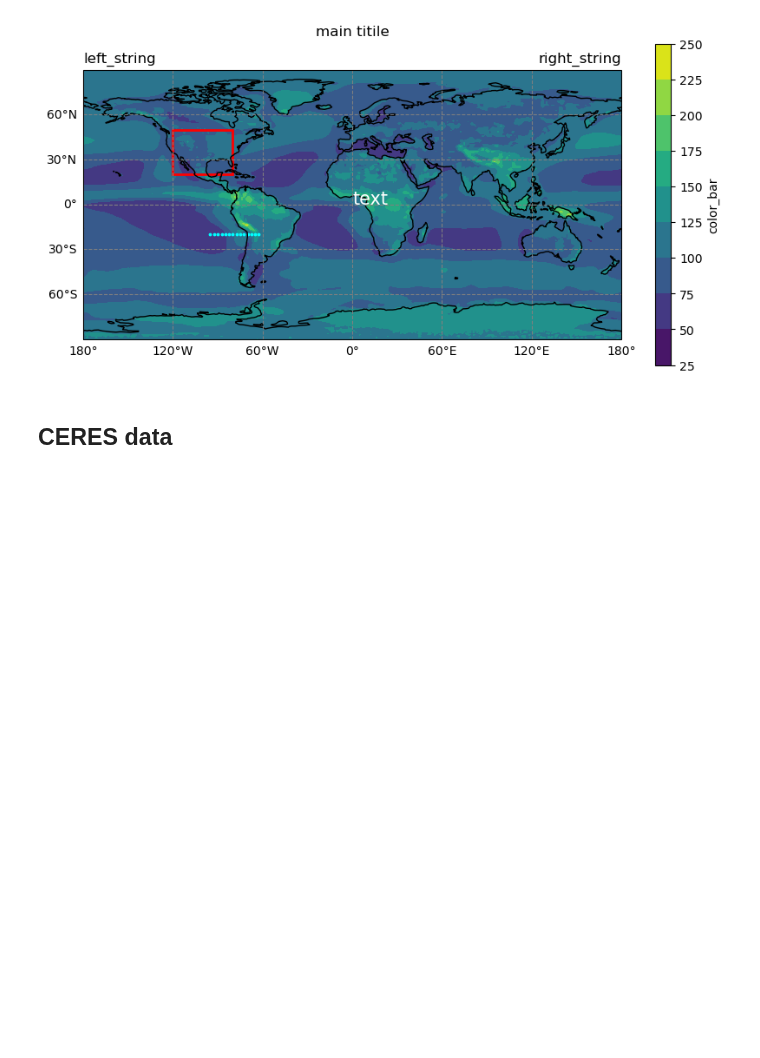
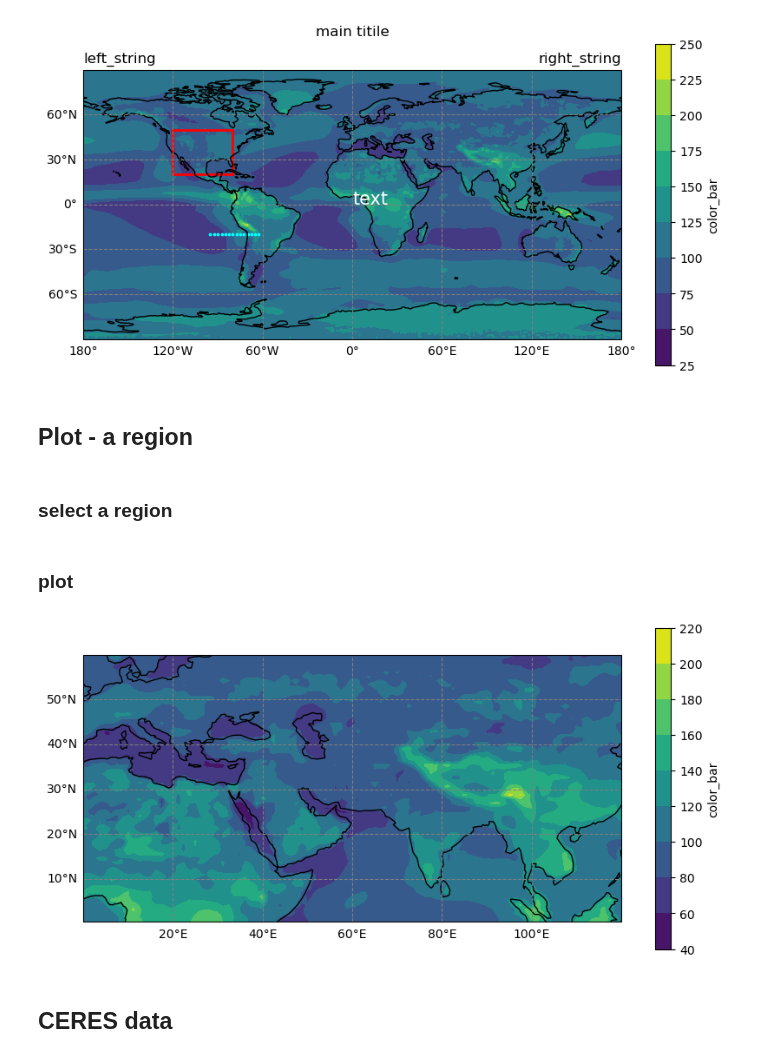
Before and after one commit to yihsuanchen/python, a Jupyter notebook: yhc_module_and_notes/notes-cn_map-cartopy.ipynb, the cells around one changed output. Drawn from its saved outputs; the diff is of its cells as text; code cells hidden in the pictures; blank space fills up the shorter version.

Commit message:
plot cn_map for a specified region

```diff
--- a/yhc_module_and_notes/notes-cn_map-cartopy.ipynb
+++ b/yhc_module_and_notes/notes-cn_map-cartopy.ipynb
@@ -121,6 +121,57 @@ for lon1 in lon:
     ax.scatter(lon1, lat, s=3, c='cyan', transform=map_projection)
 # %% [output]
 [figure]
+# %% [markdown]
+## Plot - a region
+# %% [markdown]
+### select a region
+# %%
+#--- get lat/lon of the region
+lowerlat = 0.
+upperlat = 60.
+lowerlon = 0.
+upperlon = 120.
+
+lon_slice = slice(lowerlon, upperlon)
+lat_slice = slice(lowerlat, upperlat)
+
+#--- get regional-average of the var
+var_region = da_rsut.rsut.sel(lat=lat_slice, lon=lon_slice).mean("time")
+
+#--- set U & V data
+U_region = xr.zeros_like(var_region)
+V_region = xr.zeros_like(var_region)
+
+U_region[:,:]=5.
+V_region[:,:]=1.
+# %% [markdown]
+### plot
+# %%
+map_projection = ccrs.PlateCarree(central_longitude=0)
+
+#--- plot using contourf
+fig = plt.figure(figsize=(10, 6))
+ax = plt.axes(projection=map_projection)
+
+cn_map_rsut_region = ax.contourf(var_region.lon, var_region.lat, var_region, transform=map_projection)
+
+#--- plot a colorbar
+cbar = plt.colorbar(cn_map_rsut_region, ax=ax, orientation='vertical', shrink=0.8, label = "color_bar")
+#cbar = plt.colorbar(cn_map_rsut, ax=ax, orientation='horizontal', shrink=0.8, label = "color_bar")
+
+#--- add coast lines
+ax.add_feature(cfeature.COASTLINE)
+#ax.add_feature(cfeature.BORDERS)
+#ax.set_global()   ### turn it off when you want to see it on a global map
+
+#--- add grid lines
+gl = ax.gridlines(draw_labels=True, linestyle='--', color='gray', alpha = 1)  # add lat/lon grid lines
+
+# turn off labels on the top and right sides
+gl.top_labels = False
+gl.right_labels = False
+# %% [output]
+[figure, added]
 # %% [markdown]
 ## CERES data
 # %%
```
